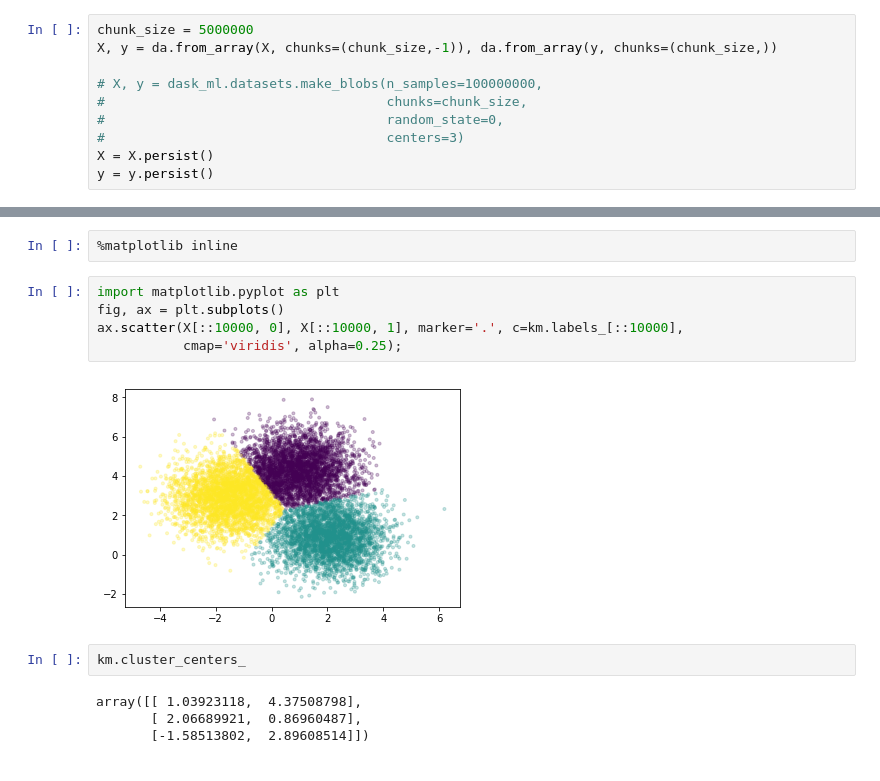
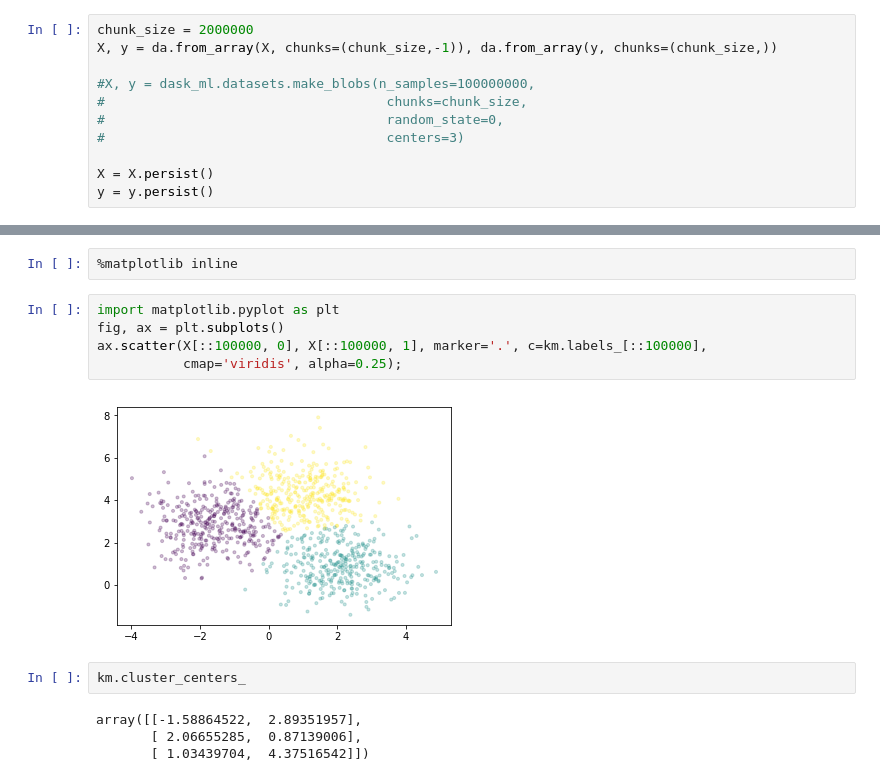
Before and after one commit to clemsonciti/dask-workflows-palmetto, a Jupyter notebook: training-on-large-datasets.ipynb, the cells around one changed output, grey strips where cells are left out. Saved outputs shown, nothing was run; the diff lists cells and outputs as text.

```diff
--- a/training-on-large-datasets.ipynb
+++ b/training-on-large-datasets.ipynb
@@ -111,11 +113,12 @@ Below, we convert the NumPy arrays `X` and `y` into *Dask arrays* using the `da.
 # %%
-chunk_size = 5000000
+chunk_size = 2000000
 X, y = da.from_array(X, chunks=(chunk_size,-1)), da.from_array(y, chunks=(chunk_size,))
 
-# X, y = dask_ml.datasets.make_blobs(n_samples=100000000,
+#X, y = dask_ml.datasets.make_blobs(n_samples=100000000,
 #                                    chunks=chunk_size,
 #                                    random_state=0,
 #                                    centers=3)
+
 X = X.persist()
 y = y.persist()
 # %% [markdown]
@@ -148,13 +151,13 @@ We can compare the results with those previously obtained:
 # %%
 import matplotlib.pyplot as plt
 fig, ax = plt.subplots()
-ax.scatter(X[::10000, 0], X[::10000, 1], marker='.', c=km.labels_[::10000],
+ax.scatter(X[::100000, 0], X[::100000, 1], marker='.', c=km.labels_[::100000],
            cmap='viridis', alpha=0.25);
 # %% [output]
-[figure, old version]
+[figure, new version]
 # %%
 km.cluster_centers_
 # %% [output]
-array([[ 1.03923118,  4.37508798],
-       [ 2.06689921,  0.86960487],
-       [-1.58513802,  2.89608514]])
+array([[-1.58864522,  2.89351957],
+       [ 2.06655285,  0.87139006],
+       [ 1.03439704,  4.37516542]])
```
Also changed, not shown: parts of 6 cells of this notebook.
